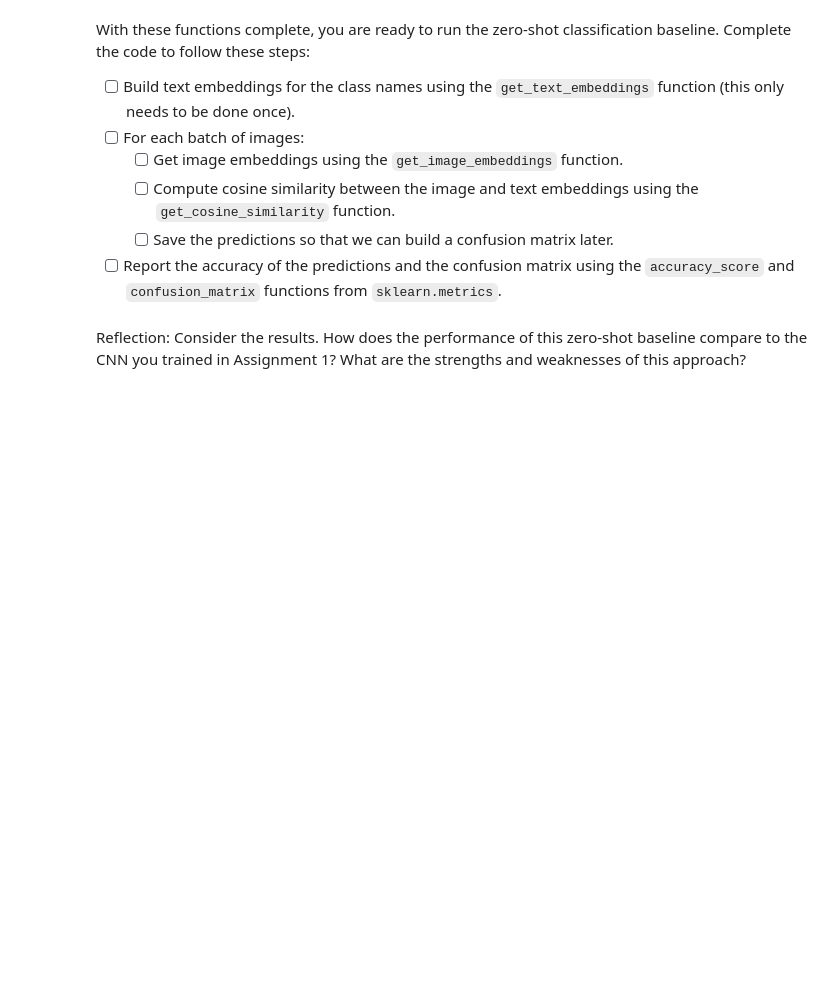
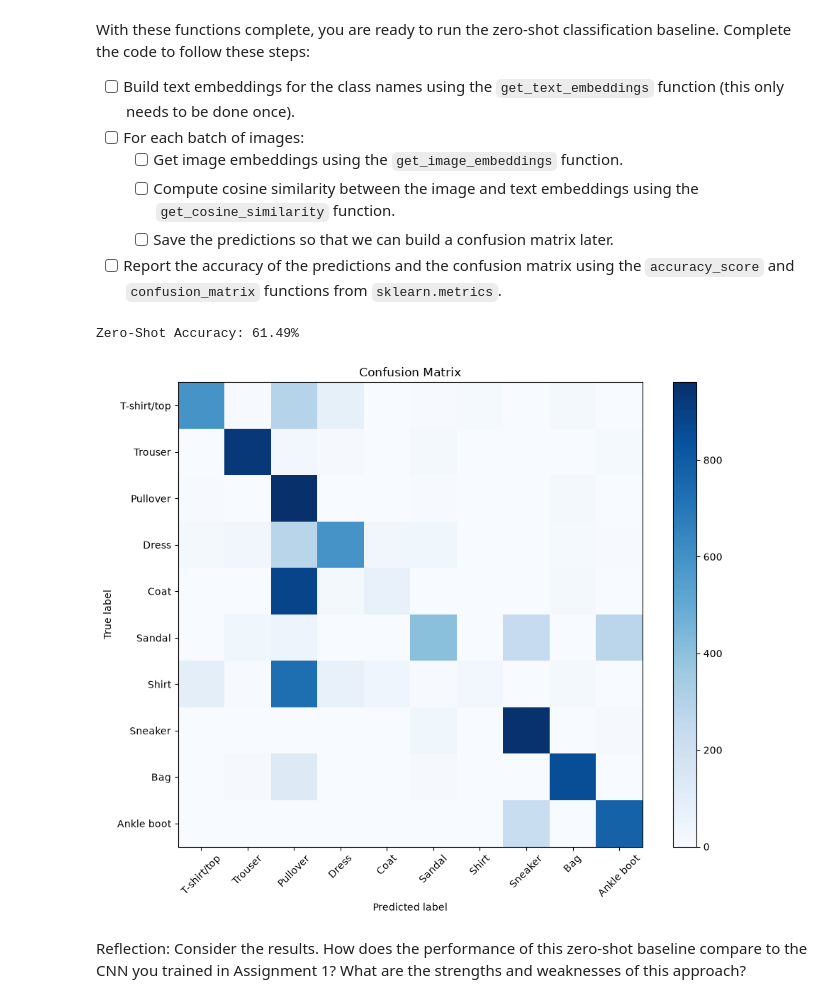
Before and after one commit to 777smitp/deep_learning, a Jupyter notebook: 02_activities/assignments/assignment_2.ipynb, the cells around one changed output. Cells and saved outputs as stored; diff of their text form; code cells hidden in the pictures; blank space fills up the shorter version.

```diff
--- a/02_activities/assignments/assignment_2.ipynb
+++ b/02_activities/assignments/assignment_2.ipynb
@@ -54,7 +59,6 @@ You should:
 # %%
 from torchvision import datasets
 from torch.utils.data import DataLoader
-
 CLASS_NAMES = [
     "T-shirt/top",
     "Trouser",
@@ -76,8 +80,18 @@ def collate_clip(batch):
     # Send pixel_values to GPU/CPU now; labels stay on CPU for metrics
     return proc["pixel_values"].to(device), torch.tensor(labels)
 
-test_dataset = # Complete
-test_loader = # Complete
+test_dataset = datasets.FashionMNIST(
+    root="data",
+    train=False,
+    download=True
+)
+
+test_loader = DataLoader(
+    test_dataset,
+    batch_size=16,
+    shuffle=True,
+    collate_fn=collate_clip
+)
 # %% [markdown]
 If your code is correct, the following cell should show the first batch of images from the Fashion-MNIST dataset:
 # %%
@@ -174,7 +187,7 @@ def get_cosine_similarity(image_feats: torch.Tensor, text_feats: torch.Tensor) -
     text_feats = text_feats.cpu()    # Ensure text features are on CPU
 
     # Compute cosine similarity, which is the dot product of normalized vectors
-    return # Complete
+    return image_embeddings @ text_embeddings.T
 
 def get_predictions(similarity: np.ndarray) -> np.ndarray:
     """
@@ -185,7 +198,7 @@ def get_predictions(similarity: np.ndarray) -> np.ndarray:
         numpy.ndarray: Predicted class indices for each image, shape (N,).
     """
     # Get the index of the maximum similarity for each image
-    return # Complete
+    return image_embeddings @ text_embeddings.T
 # %% [markdown]
 With these functions complete, you are ready to run the zero-shot classification baseline. Complete the code to follow these steps:
 
@@ -197,26 +210,48 @@ With these functions complete, you are ready to run the zero-shot classification
 - [ ] Report the accuracy of the predictions and the confusion matrix using the `accuracy_score` and `confusion_matrix` functions from `sklearn.metrics`.
 # %%
 from sklearn.metrics import accuracy_score, confusion_matrix
+import numpy as np
+import matplotlib.pyplot as plt
+import torch
+
+# 1. Precompute normalized text embeddings once
+text_embeddings = get_text_embeddings(CLASS_NAMES)
 
 y_true, y_pred = [], []
 
-for pixel_values, labels in test_loader:
+# 2. Run inference across all test batches
+with torch.no_grad():
+    for pixel_values, labels in test_loader:
+        image_embeddings = get_image_embeddings(pixel_values)
+        similarity = get_cosine_similarity(image_embeddings, text_embeddings)
+        preds = torch.argmax(similarity, dim=1)
 
-# Report the accuracy of the predictions
+        y_pred.extend(preds.cpu().numpy())
+        y_true.extend(labels.cpu().numpy())
 
-# Report the confusion matrix
+# 3. Print accuracy
+print(f"Zero-Shot Accuracy: {accuracy_score(y_true, y_pred):.2%}")
+
+# 4. Define AND call the confusion matrix plotter
 def plot_confusion_matrix(y_true, y_pred, class_names):
     cm = confusion_matrix(y_true, y_pred)
     plt.figure(figsize=(10, 8))
     plt.imshow(cm, interpolation='nearest', cmap=plt.cm.Blues)
     plt.title('Confusion Matrix')
     plt.colorbar()
     tick_marks = np.arange(len(class_names))
     plt.xticks(tick_marks, class_names, rotation=45)
     plt.yticks(tick_marks, class_names)
     plt.ylabel('True label')
     plt.xlabel('Predicted label')
     plt.tight_layout()
     plt.show()
+
+
+
+plot_confusion_matrix(y_true, y_pred, CLASS_NAMES)
+# %% [output]
+Zero-Shot Accuracy: 61.49%
+[figure, added]
 # %% [markdown]
 Reflection: Consider the results. How does the performance of this zero-shot baseline compare to the CNN you trained in Assignment 1? What are the strengths and weaknesses of this approach?
```
Also changed, not shown: parts of 12 cells of this notebook, 8 other files.
